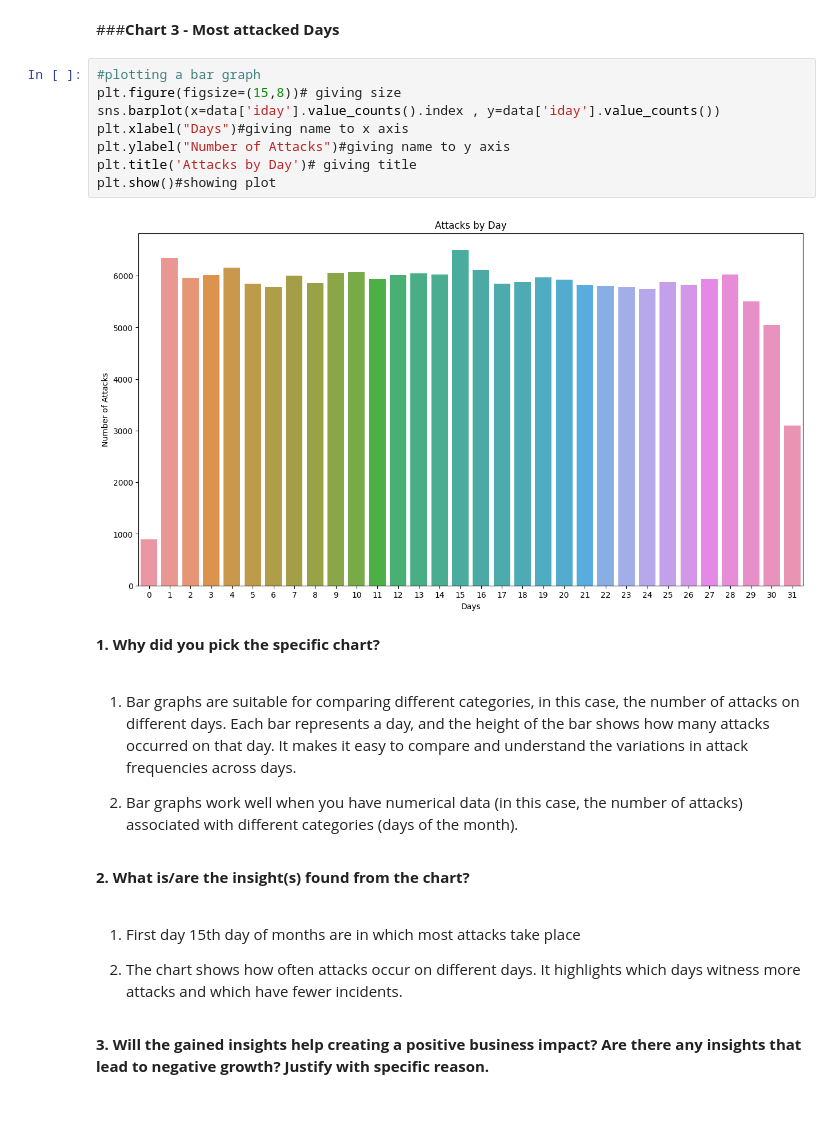
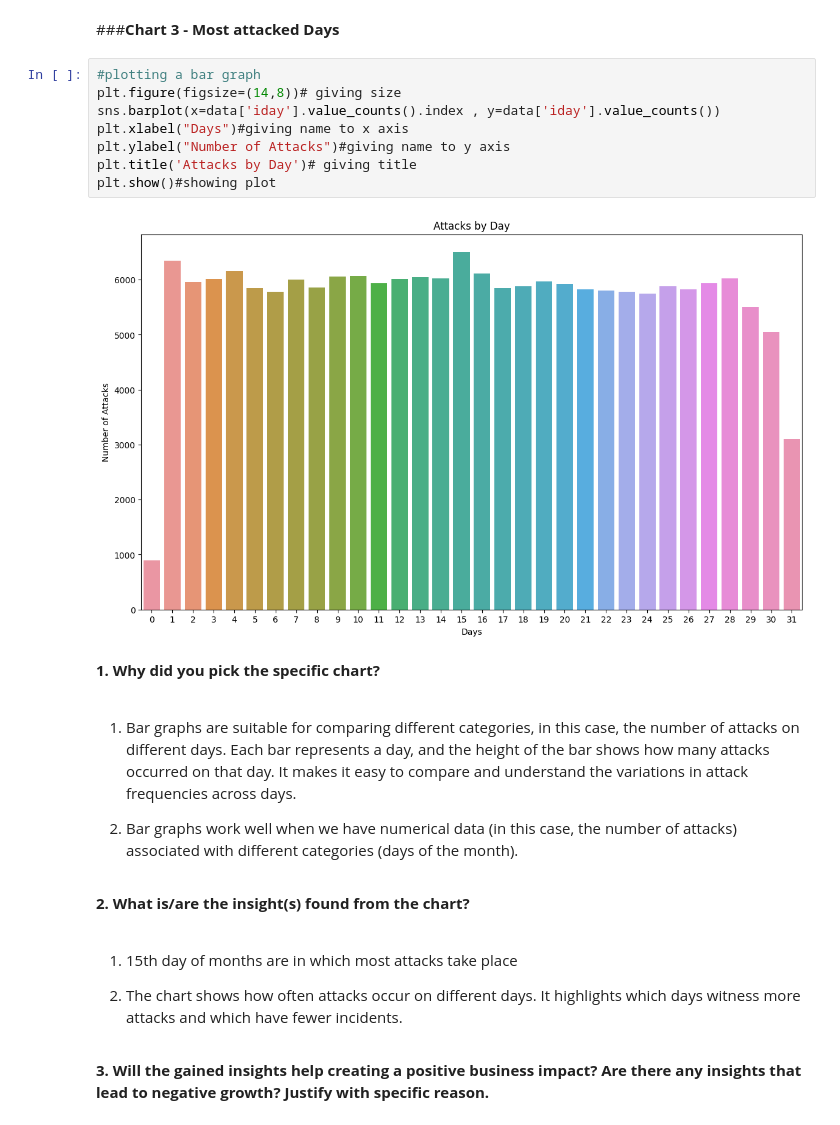
Before and after one commit to vaishnavikaithwas/Global-Terrorism-EDA-Project, a Jupyter notebook: Global_Terrorism_EDA.ipynb, the cells around one changed output. Saved outputs shown, nothing was run; the diff lists cells and outputs as text.

```diff
--- a/Global_Terrorism_EDA.ipynb
+++ b/Global_Terrorism_EDA.ipynb
@@ -573,24 +582,24 @@ plt.show()
 ###**Chart 3 - Most attacked Days**
 # %%
 #plotting a bar graph
-plt.figure(figsize=(15,8))# giving size
+plt.figure(figsize=(14,8))# giving size
 sns.barplot(x=data['iday'].value_counts().index , y=data['iday'].value_counts())
 plt.xlabel("Days")#giving name to x axis
 plt.ylabel("Number of Attacks")#giving name to y axis
 plt.title('Attacks by Day')# giving title
 plt.show()#showing plot
 # %% [output]
-[figure, old version]
+[figure, new version]
 # %% [markdown]
 **1. Why did you pick the specific chart?**
 # %% [markdown]
 1. Bar graphs are suitable for comparing different categories, in this case, the number of attacks on different days. Each bar represents a day, and the height of the bar shows how many attacks occurred on that day. It makes it easy to compare and understand the variations in attack frequencies across days.
 
-2. Bar graphs work well when you have numerical data (in this case, the number of attacks) associated with different categories (days of the month).
+2. Bar graphs work well when we have numerical data (in this case, the number of attacks) associated with different categories (days of the month).
 # %% [markdown]
 **2. What is/are the insight(s) found from the chart?**
 # %% [markdown]
-  1. First day 15th day of months are in which most attacks take place
+  1.  15th day of months are in which most attacks take place
 
   2. The chart shows how often attacks occur on different days. It highlights which days witness more attacks and which have fewer incidents.
 # %% [markdown]
```
Also changed, not shown: parts of 58 cells of this notebook.
